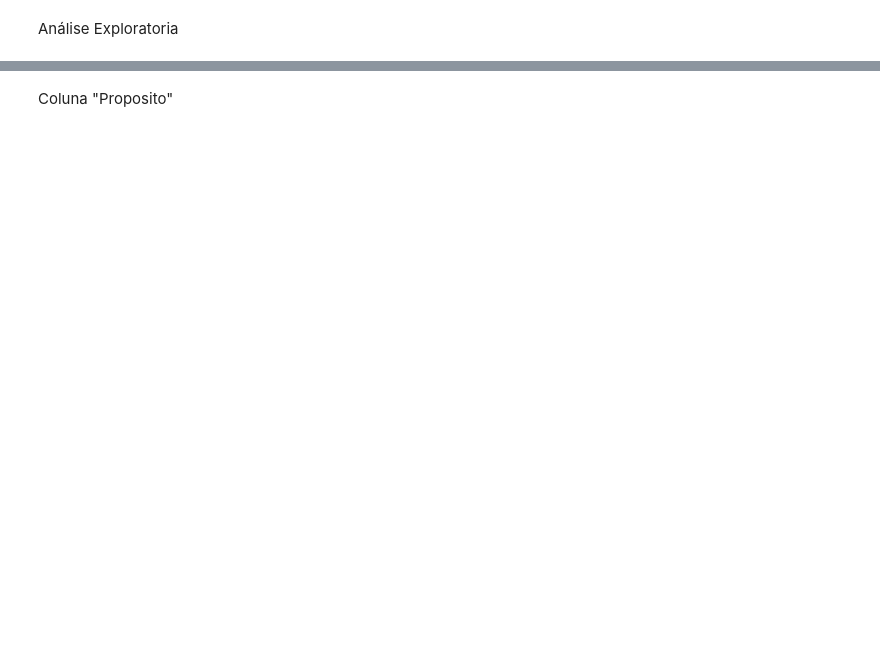
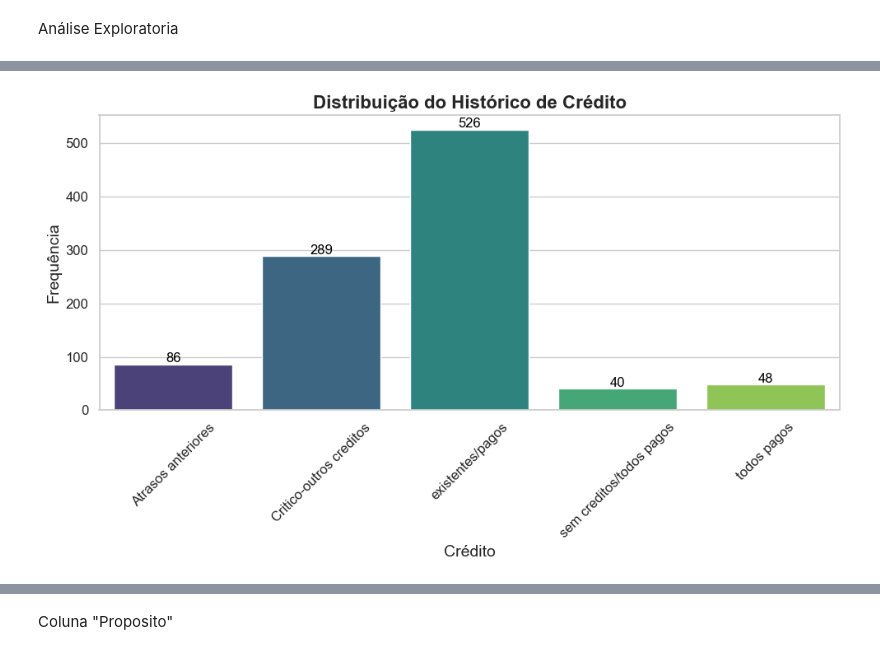
Before and after one commit to Ryans007/DateWithPython, a Jupyter notebook: Projeto Final/projeto_final.ipynb, the cells around one changed output, grey strips where cells are left out. Saved outputs shown, nothing was run; the diff lists cells and outputs as text; code cells hidden in the pictures; blank space fills up the shorter version.

Commit message:
Alterações na base e criação de função auxiliar my_barplot

```diff
--- a/Projeto Final/projeto_final.ipynb
+++ b/Projeto Final/projeto_final.ipynb
@@ -43,3 +43,41 @@ df_credito.head(10)
+# %%
+# Função para exibição de Dados Categoricos
+
+def my_barplot(column_name, column_groupby, graphic_title):
+  # Estilo
+  sns.set_theme(style="whitegrid")
+
+  # Criando o barplot
+  plt.figure(figsize=(10, 6))  # Tamanho da figura
+  barplot = sns.barplot(
+      x=column_groupby.index,
+      y=column_groupby.values,
+      palette="viridis"  # Paleta de cores
+  )
+
+  # Adicionando rótulos aos eixos e título
+  plt.title(f'{graphic_title}', fontsize=16, fontweight='bold')
+  plt.xlabel(f'{column_name}', fontsize=14)
+  plt.ylabel("Frequência", fontsize=14)
+
+  # Rotacionando os rótulos do eixo x (se necessário)
+  plt.xticks(rotation=45, fontsize=12)
+  plt.yticks(fontsize=12)
+
+  # Adicionando valores no topo de cada barra
+  for p in barplot.patches:
+      barplot.annotate(
+          format(p.get_height(), ".0f"),  # Formato do número
+          (p.get_x() + p.get_width() / 2., p.get_height()),  # Posição
+          ha="center", va="center", fontsize=12, color="black", xytext=(0, 5),
+          textcoords="offset points"
+      )
+
+  # Ajustando layout
+  plt.tight_layout()
+
+  # Exibindo o gráfico
+  plt.show()
 # %% [markdown]
 Análise Exploratoria
 # %%
@@ -94,3 +94,11 @@ plt.show()
+# %%
+my_barplot(
+    column_name='Crédito',
+    column_groupby=groupby_HistoricoCredito,
+    graphic_title='Distribuição do Histórico de Crédito'
+    )
+# %% [output]
+[figure, added]
 # %%
 # Verificando valores faltantes
 df_credito['HistoricoCredito'].isnull().sum()
```
Also changed, not shown: parts of 10 cells of this notebook.
